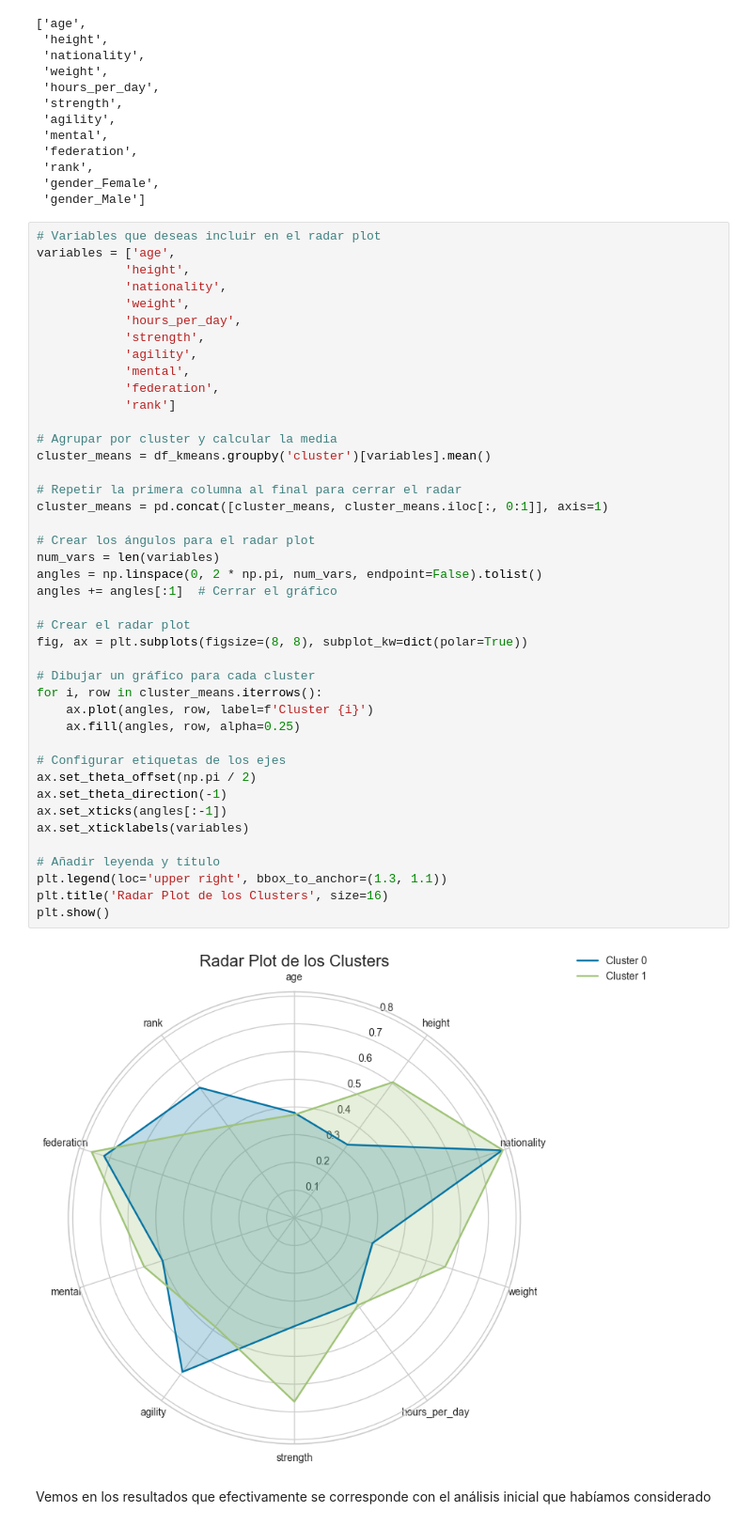
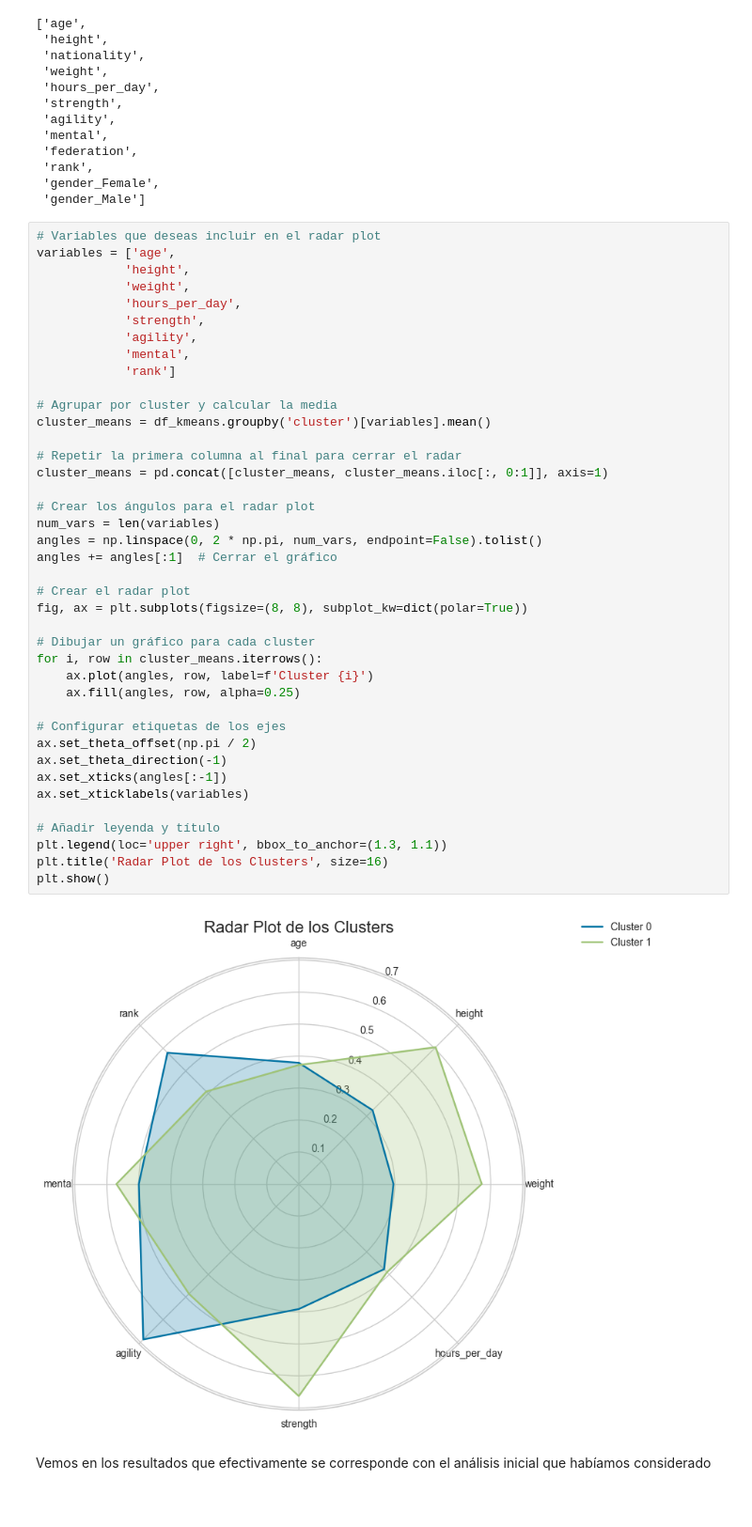
Before and after one commit to SupernovaIa/Project-ML-Clustering-Athletes, a Jupyter notebook: notebook/03-clustering.ipynb, the cells around one changed output. Shown: that part at 94% size. Saved outputs shown, nothing was run; the diff lists cells and outputs as text.

```diff
--- a/notebook/03-clustering.ipynb
+++ b/notebook/03-clustering.ipynb
@@ -148,45 +155,43 @@ columns
 # Variables que deseas incluir en el radar plot
 variables = ['age',
             'height',
-            'nationality',
             'weight',
             'hours_per_day',
             'strength',
             'agility',
             'mental',
-            'federation',
             'rank']
 
 # Agrupar por cluster y calcular la media
 cluster_means = df_kmeans.groupby('cluster')[variables].mean()
 
 # Repetir la primera columna al final para cerrar el radar
 cluster_means = pd.concat([cluster_means, cluster_means.iloc[:, 0:1]], axis=1)
 
 # Crear los ángulos para el radar plot
 num_vars = len(variables)
 angles = np.linspace(0, 2 * np.pi, num_vars, endpoint=False).tolist()
 angles += angles[:1]  # Cerrar el gráfico
 
 # Crear el radar plot
 fig, ax = plt.subplots(figsize=(8, 8), subplot_kw=dict(polar=True))
 
 # Dibujar un gráfico para cada cluster
 for i, row in cluster_means.iterrows():
     ax.plot(angles, row, label=f'Cluster {i}')
     ax.fill(angles, row, alpha=0.25)
 
 # Configurar etiquetas de los ejes
 ax.set_theta_offset(np.pi / 2)
 ax.set_theta_direction(-1)
 ax.set_xticks(angles[:-1])
 ax.set_xticklabels(variables)
 
 # Añadir leyenda y título
 plt.legend(loc='upper right', bbox_to_anchor=(1.3, 1.1))
 plt.title('Radar Plot de los Clusters', size=16)
 plt.show()
 # %% [output]
-[figure, old version]
+[figure, new version]
 # %% [markdown]
 Vemos en los resultados que efectivamente se corresponde con el análisis inicial que habíamos considerado
```
Also changed, not shown: parts of 3 cells of this notebook, 1 other file.
